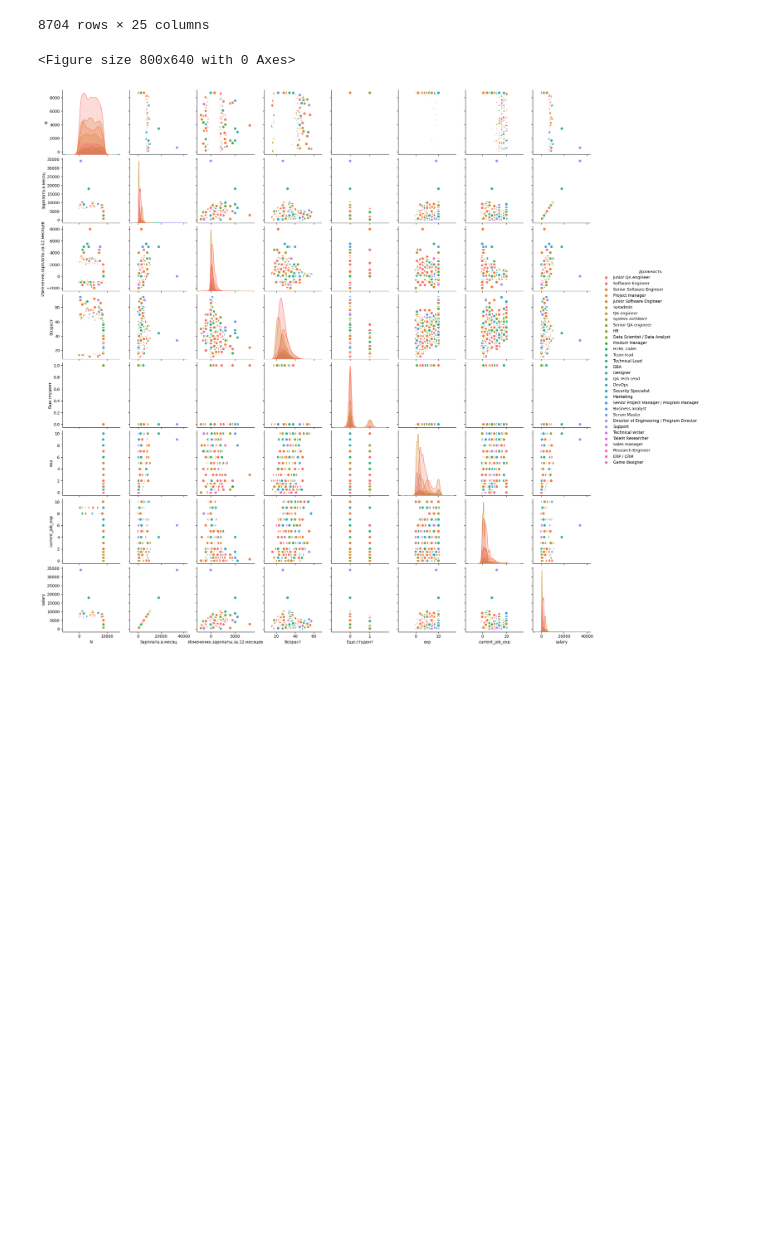
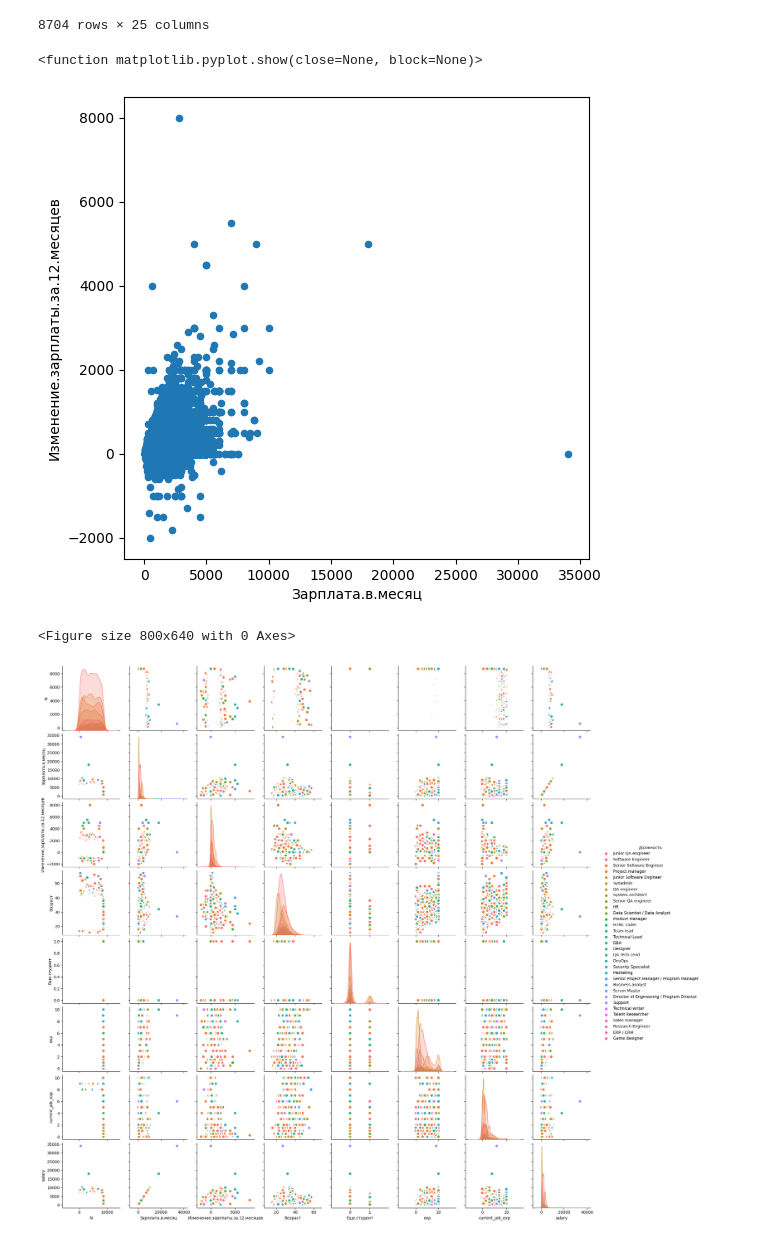
Before and after one commit to a33211/Data-science-homeworks, a Jupyter notebook: Hw2_2.ipynb, the cells around one changed output. Cells and saved outputs as stored; diff of their text form; code cells hidden in the pictures; blank space fills up the shorter version.

```diff
--- a/Hw2_2.ipynb
+++ b/Hw2_2.ipynb
@@ -44,6 +45,12 @@ df
 | 8702 | 8703 | Team lead | NaN | NaN | 6 | 4 | ... |
 | 8703 | 8704 | Senior Software Engineer | Java | NaN | 7 | 2 | ... |
 8704 rows × 25 columns
+# %%
+df.plot(x = 'Зарплата.в.месяц', y = 'Изменение.зарплаты.за.12.месяцев', kind = 'scatter', figsize = (6,6))
+plt.show
+# %% [output]
+<function matplotlib.pyplot.show(close=None, block=None)>
+[figure, added]
 # %%
 x = df['Зарплата.в.месяц']
 y = df['Опыт.работы.на.текущем.месте']
```
Also changed, not shown: parts of 1 cell of this notebook.
